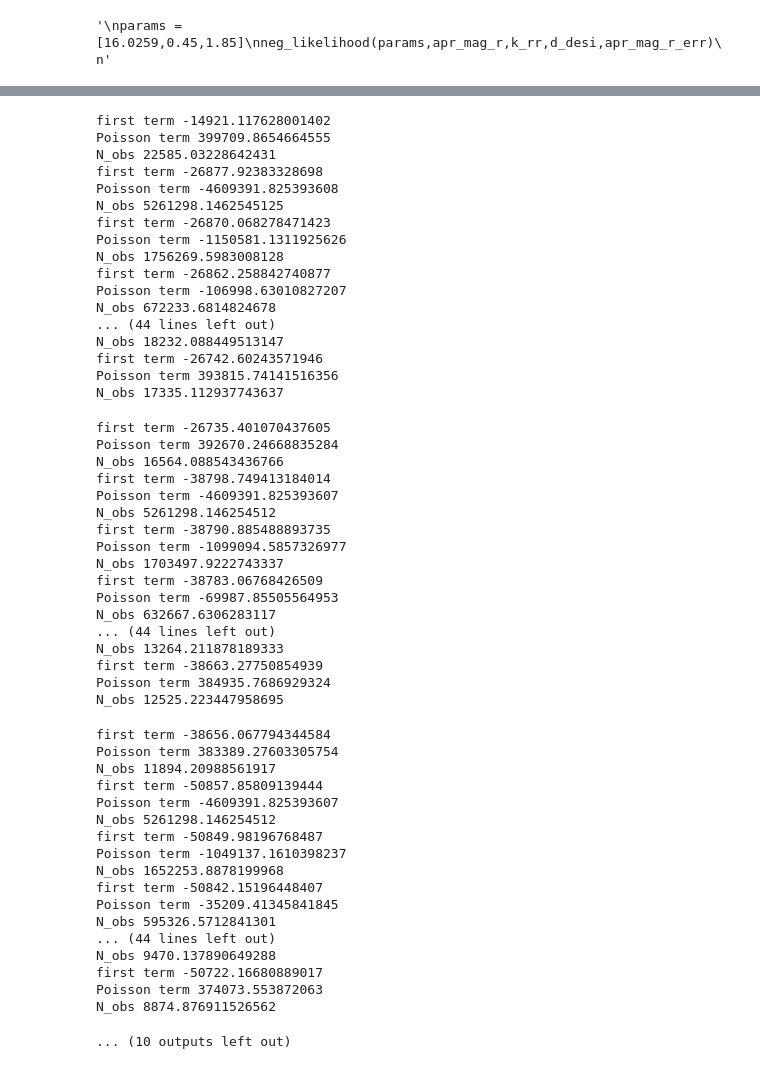
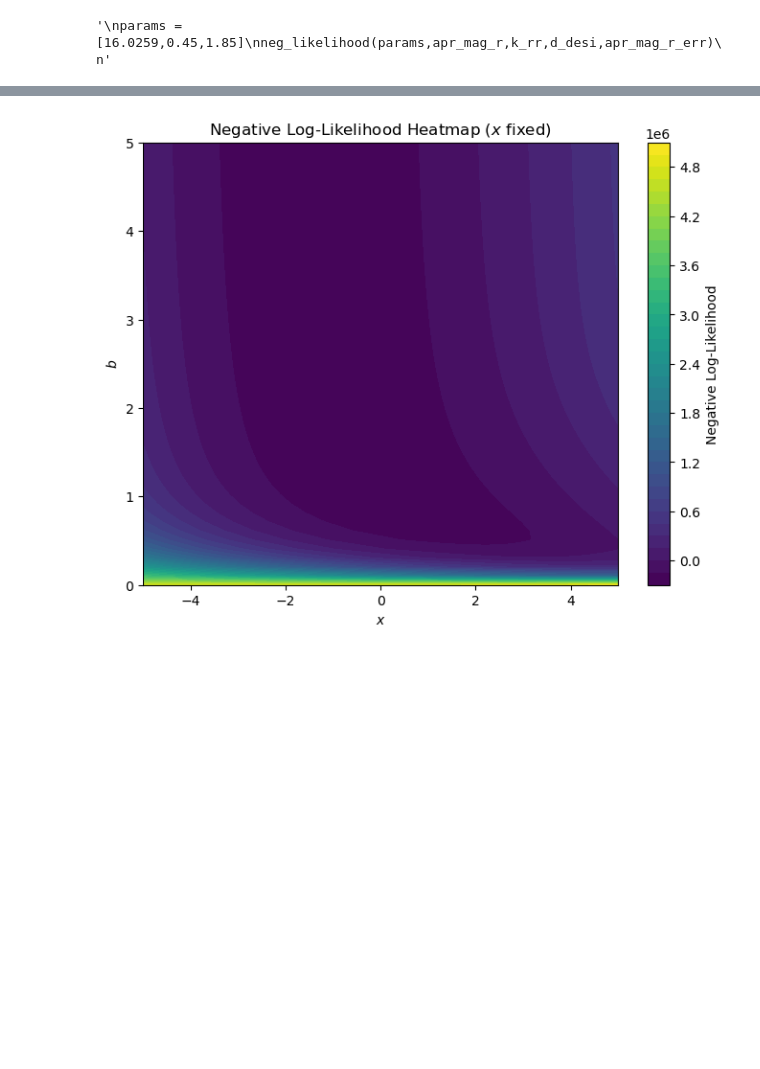
Before and after one commit to XuZhaozhong-1/DESI-ZTF, a Jupyter notebook: DESI-ZTF-2/Visualize_likelihood.ipynb, the cells around one changed output, grey strips where cells are left out. Drawn from its saved outputs; the diff is of its cells as text; code cells hidden in the pictures; blank space fills up the shorter version.

```diff
--- a/DESI-ZTF-2/Visualize_likelihood.ipynb
+++ b/DESI-ZTF-2/Visualize_likelihood.ipynb
@@ -84,21 +84,6 @@ k_rr = k_rr.astype(np.float64)
 
 d_desi = d_desi.astype(np.float64)
 z_desi = z_desi.astype(np.float64)
-# %%
-gamma1, gamma2, L_star, phi_star = get_lfpars("shen20",2.3005)
-alpha = -(gamma1+1)
-beta = -(gamma2+1)
-_, _, L_star, phi_star = get_lfpars_shen20((2.3+2.301)/2)
-L_min = abs_mag_to_L(apr_mag_r.max()-k_rr.mean()-d_desi.mean()-1.7)/L_star
-#L_min = 0.01
-#print(integral(0.1,alpha,beta))
-N_obs = fitting.N_obs(2.3,2.301)
-#print(integral(0.1,alpha,beta).dtype)
-N = N_obs(18.326392827473228,0.6586,1.7,alpha,beta,L_min,k_rr)
-def eff(m):
-    eff = jnp.where(m < 18.326392827473228, 1, 10**(-0.6586*(m-18.326392827473228)/2.5))
-    return eff
-lg_lkh = fitting.ln_posterior(eff)
 # %%
 def eff(m,b,m0):
     eff = jnp.where(m < m0, 1, 10**(-b*(m-m0)/2.5))
@@ -160,9 +130,9 @@ import matplotlib.pyplot as plt
 from tqdm import tqdm
 
 # Define the parameter grid for m0 and b
-x_values = np.linspace(-2, 2, 20)
+x_values = np.linspace(-5, 5, 100)
 #m0_values = np.linspace(1.5, 2.5, 10)
-b_values = np.linspace(0, 3, 20)
+b_values = np.linspace(0, 5, 50)
 
 # Calculate likelihoods for a fixed x
 #x_fixed = 1.7
@@ -340,52 +157 @@ N_obs 23504.852691789114
-first term -14921.117628001402
-Poisson term 399709.8654664555
-N_obs 22585.03228642431
-first term -26877.92383328698
-Poisson term -4609391.825393608
-N_obs 5261298.1462545125
-first term -26870.068278471423
-Poisson term -1150581.1311925626
-N_obs 1756269.5983008128
-first term -26862.258842740877
-Poisson term -106998.63010827207
-N_obs 672233.6814824678
-... (44 lines left out)
-N_obs 18232.088449513147
-first term -26742.60243571946
-Poisson term 393815.74141516356
-N_obs 17335.112937743637
-first term -26735.401070437605
-Poisson term 392670.24668835284
-N_obs 16564.088543436766
-first term -38798.749413184014
-Poisson term -4609391.825393607
-N_obs 5261298.146254512
-first term -38790.885488893735
-Poisson term -1099094.5857326977
-N_obs 1703497.9222743337
-first term -38783.06768426509
-Poisson term -69987.85505564953
-N_obs 632667.6306283117
-... (44 lines left out)
-N_obs 13264.211878189333
-first term -38663.27750854939
-Poisson term 384935.7686929324
-N_obs 12525.223447958695
-first term -38656.067794344584
-Poisson term 383389.27603305754
-N_obs 11894.20988561917
-first term -50857.85809139444
-Poisson term -4609391.825393607
-N_obs 5261298.146254512
-first term -50849.98196768487
-Poisson term -1049137.1610398237
-N_obs 1652253.8878199968
-first term -50842.15196448407
-Poisson term -35209.41345841845
-N_obs 595326.5712841301
-... (44 lines left out)
-N_obs 9470.137890649288
-first term -50722.16680889017
-Poisson term 374073.553872063
-N_obs 8874.876911526562
-... (10 outputs left out)
+[figure, added]
```
Also changed, not shown: parts of 3 cells of this notebook, 2 other files.
